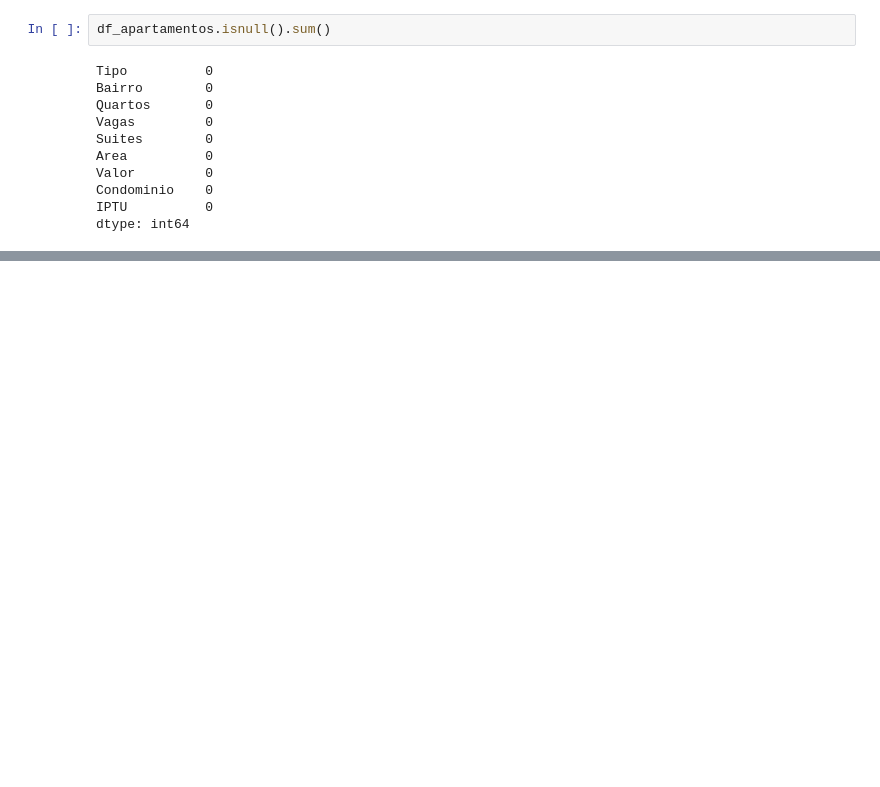
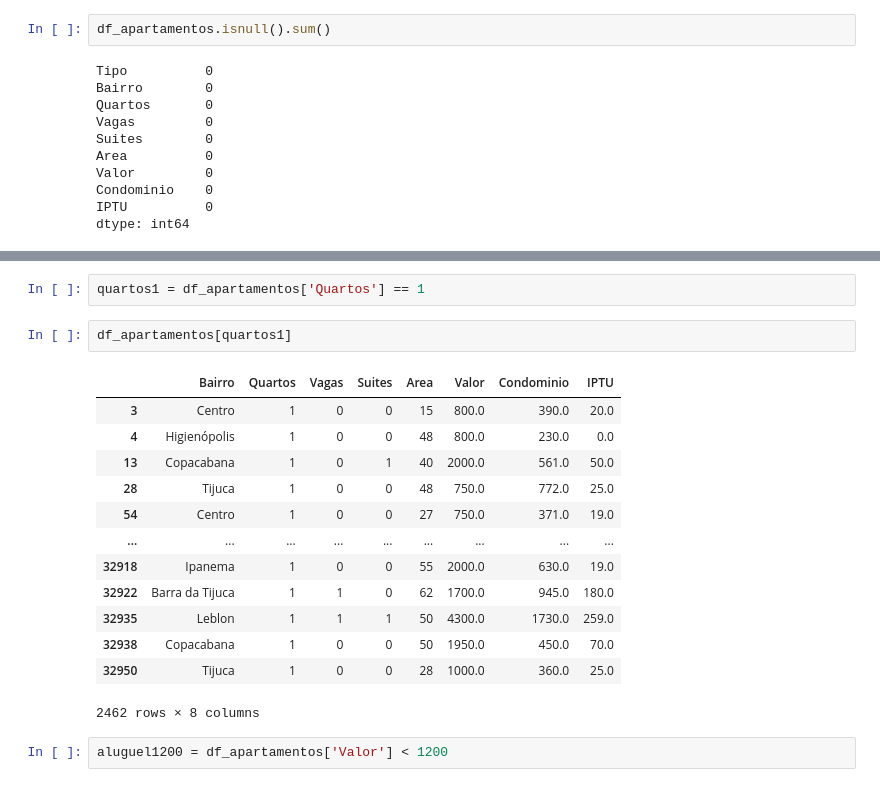
Before and after one commit to ABGarcez/EstudoDS-Pandas, a Jupyter notebook: Pandas.ipynb, the cells around one changed output, grey strips where cells are left out. Drawn from its saved outputs; the diff is of its cells as text; blank space fills up the shorter version.

```diff
--- a/Pandas.ipynb
+++ b/Pandas.ipynb
@@ -415,0 +468,20 @@ dtype: int64
+# %%
+quartos1 = df_apartamentos['Quartos'] == 1
+# %%
+df_apartamentos[quartos1]
+# %% [output]
+|  | Bairro | Quartos | Vagas | Suites | Area | Valor | Condominio | IPTU |
+| 3 | Centro | 1 | 0 | 0 | 15 | 800.0 | 390.0 | 20.0 |
+| 4 | Higienópolis | 1 | 0 | 0 | 48 | 800.0 | 230.0 | 0.0 |
+| 13 | Copacabana | 1 | 0 | 1 | 40 | 2000.0 | 561.0 | 50.0 |
+| 28 | Tijuca | 1 | 0 | 0 | 48 | 750.0 | 772.0 | 25.0 |
+| 54 | Centro | 1 | 0 | 0 | 27 | 750.0 | 371.0 | 19.0 |
+| ... | ... | ... | ... | ... | ... | ... | ... | ... |
+| 32918 | Ipanema | 1 | 0 | 0 | 55 | 2000.0 | 630.0 | 19.0 |
+| 32922 | Barra da Tijuca | 1 | 1 | 0 | 62 | 1700.0 | 945.0 | 180.0 |
+| 32935 | Leblon | 1 | 1 | 1 | 50 | 4300.0 | 1730.0 | 259.0 |
+| 32938 | Copacabana | 1 | 0 | 0 | 50 | 1950.0 | 450.0 | 70.0 |
+| 32950 | Tijuca | 1 | 0 | 0 | 28 | 1000.0 | 360.0 | 25.0 |
+2462 rows × 8 columns
+# %%
+aluguel1200 = df_apartamentos['Valor'] < 1200
```
Also changed, not shown: parts of 27 cells of this notebook, 3 other files.
